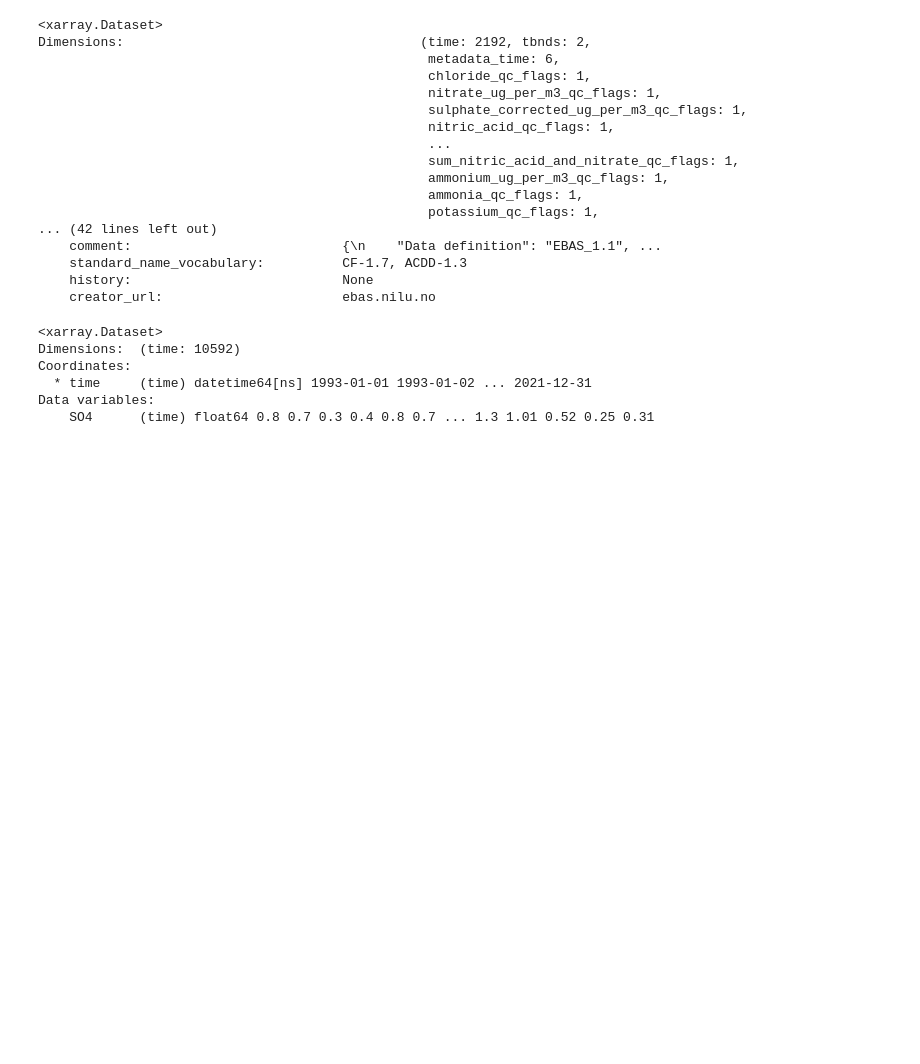
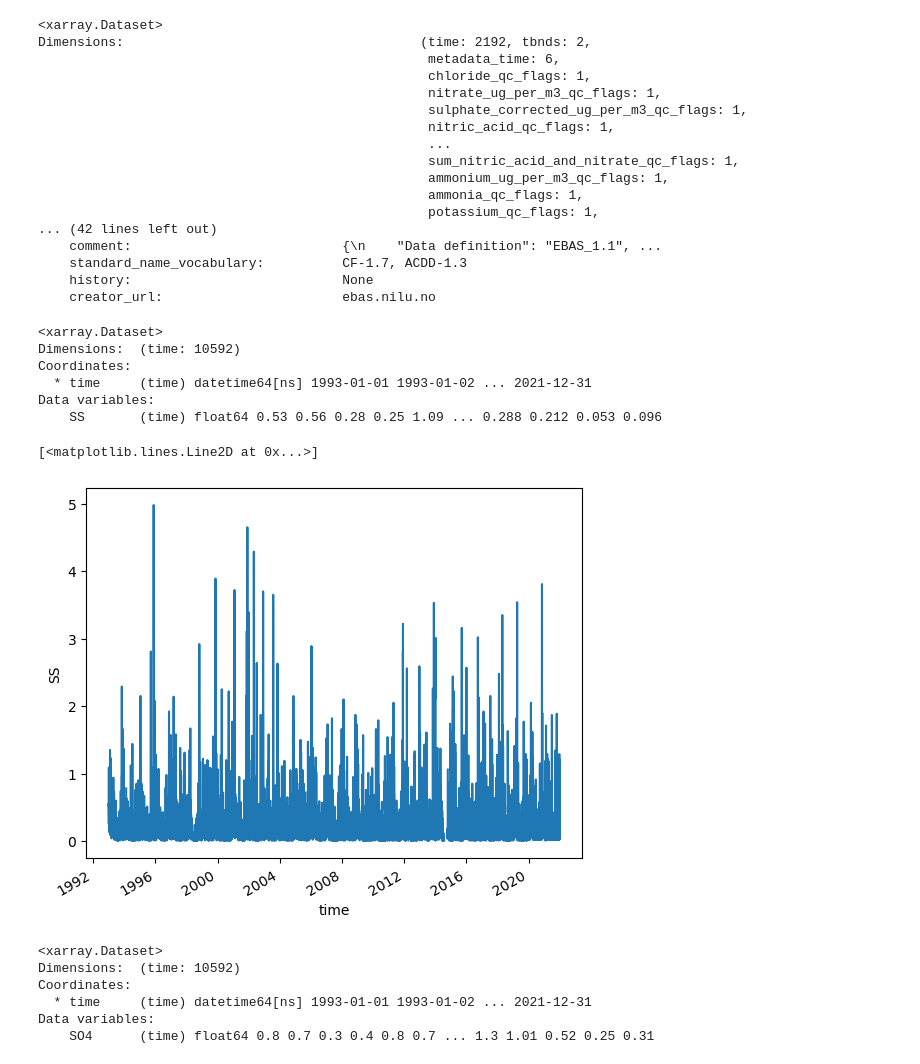
Before and after one commit to eScience-course/-Tjaernoe2022-group1, a Jupyter notebook: notebooks/Stefan/Full Sulphate Data.ipynb, the cells around one changed output. Drawn from its saved outputs; the diff is of its cells as text; code cells hidden in the pictures; blank space fills up the shorter version.

```diff
--- a/notebooks/Stefan/Full Sulphate Data.ipynb
+++ b/notebooks/Stefan/Full Sulphate Data.ipynb
@@ -602,5 +605,7 @@ Dimensions:                                      (time: 2192, tbnds: 2,
 # %%
 dsmf_Sul = xr.Dataset()
 dsmf_fixtime= xr.Dataset()
+dsmf_fixtime_Salt = xr.Dataset()
+dsmf_salt = xr.Dataset()
 # %%
 dsmf_fixtime['SO4'] = xr.concat([dsmf['sulphate_total_ug_per_m3'],dsmf11['sulphate_total_ug_per_m3'],dsmf12['sulphate_total_ug_per_m3'],dsmf18['sulphate_total_ug_per_m3']],dim = 'time')
@@ -609,3 +616,17 @@ dsmf_Sul = dsmf_fixtime.resample(time='d').mean('time')
+# %%
+dsmf_salt
+# %% [output]
+<xarray.Dataset>
+Dimensions:  (time: 10592)
+Coordinates:
+  * time     (time) datetime64[ns] 1993-01-01 1993-01-02 ... 2021-12-31
+Data variables:
+    SS       (time) float64 0.53 0.56 0.28 0.25 1.09 ... 0.288 0.212 0.053 0.096
+# %%
+dsmf_salt['SS'].plot()
+# %% [output]
+[<matplotlib.lines.Line2D at 0x...>]
+[figure, added]
 # %%
 dsmf_Sul
 # %% [output]
```
Also changed, not shown: parts of 18 cells of this notebook, 1 other file.
